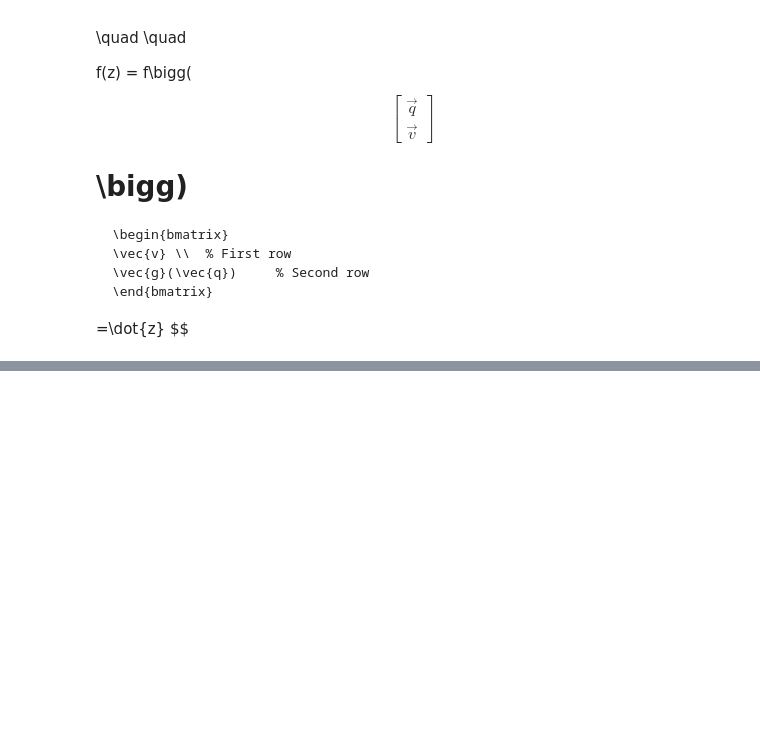
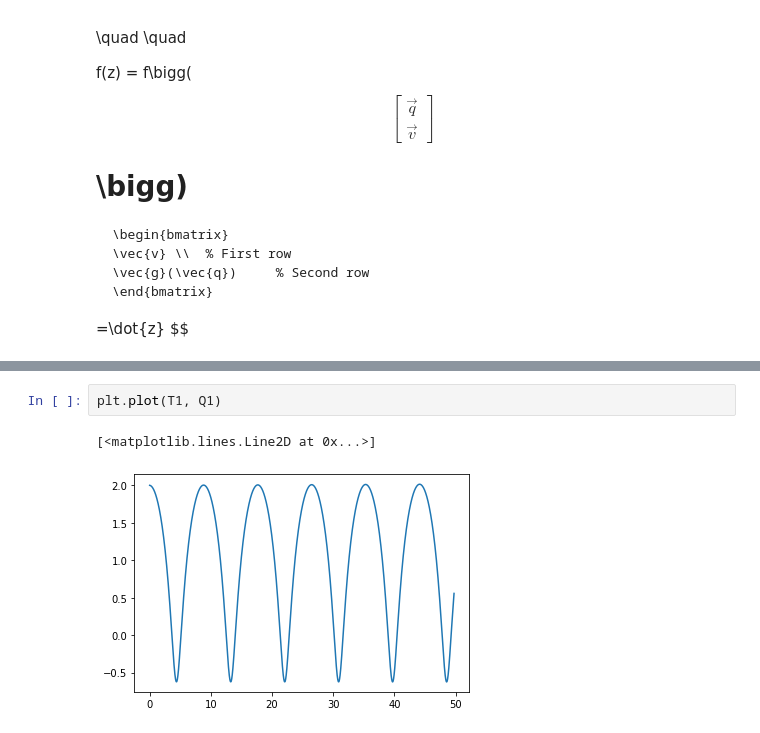
Before and after one commit to radish09/Aadhu-Tries-to-Code, a Jupyter notebook: other_simulations/one_step_methods.ipynb, the cells around one changed output, grey strips where cells are left out. Drawn from its saved outputs; the diff is of its cells as text; blank space fills up the shorter version.

```diff
--- a/other_simulations/one_step_methods.ipynb
+++ b/other_simulations/one_step_methods.ipynb
@@ -106,0 +318,5 @@ $$
+# %%
+plt.plot(T1, Q1)
+# %% [output]
+[<matplotlib.lines.Line2D at 0x...>]
+[figure, added]
```
Also changed, not shown: parts of 21 cells of this notebook, 25 other files.
